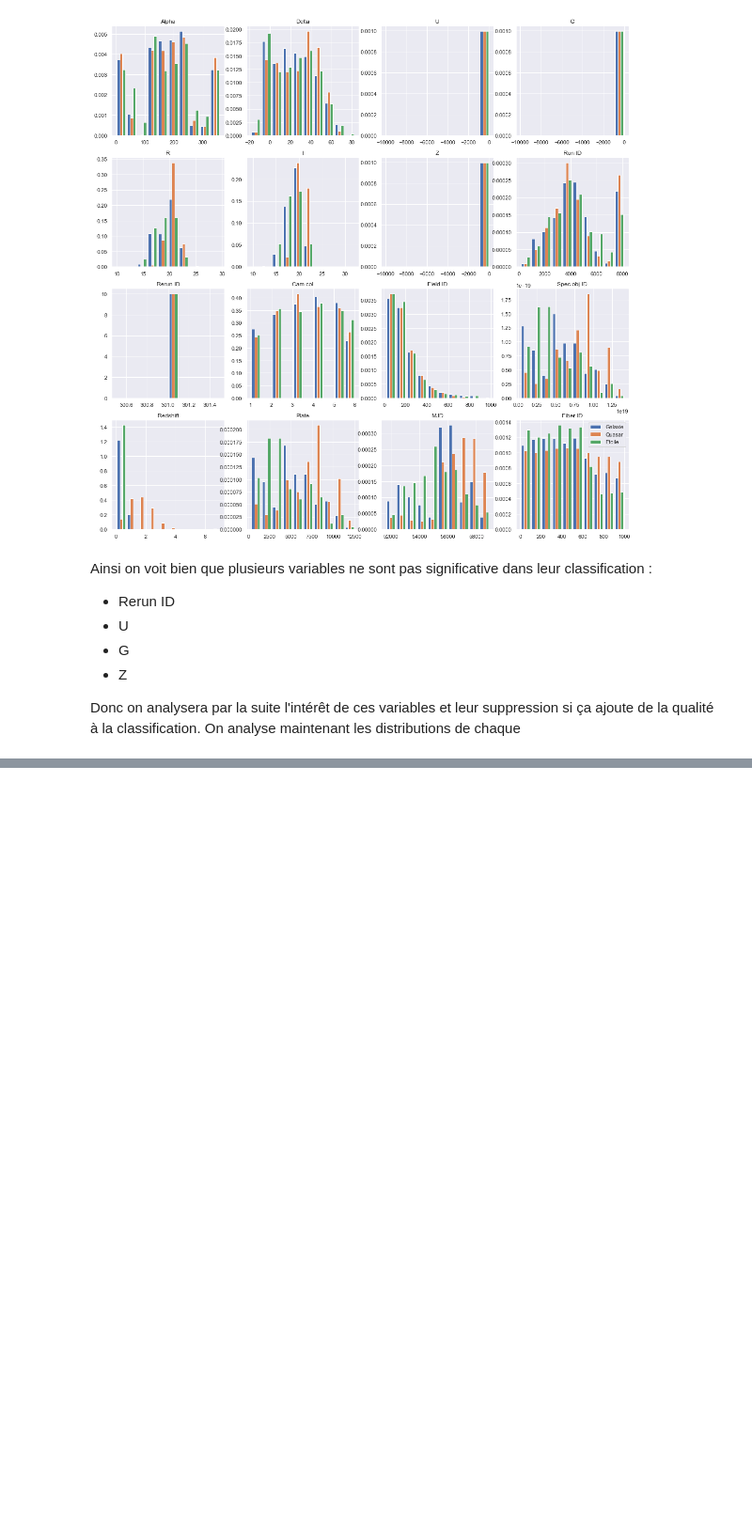
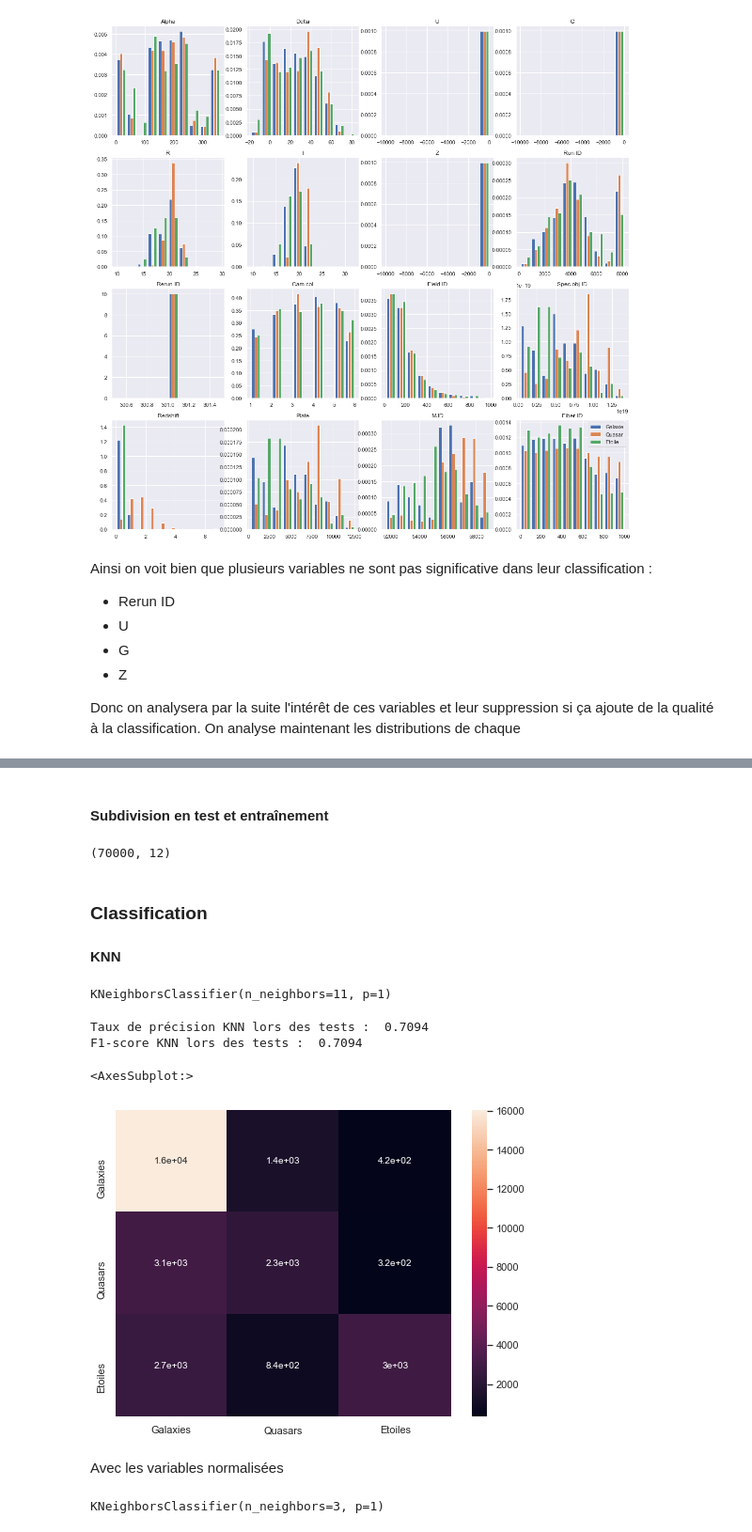
Before and after one commit to MohamedNennouche/stellar-classification, a Jupyter notebook: notebook-stellar.ipynb, the cells around one changed output, grey strips where cells are left out. Shown at 94% size. Cells and saved outputs as stored; diff of their text form; code cells hidden in the pictures; blank space fills up the shorter version.

```diff
--- a/notebook-stellar.ipynb
+++ b/notebook-stellar.ipynb
@@ -277,0 +351,5 @@ Donc on analysera par la suite l'intérêt de ces variables et leur suppression
+# %%
+features_stellar = data_stellar.copy()
+etiq = features_stellar['class']
+features_stellar.drop(['class'], inplace=True, axis = 1)
+features_stellar.head()
@@ -277,0 +372,4 @@ Donc on analysera par la suite l'intérêt de ces variables et leur suppression
+# %%
+features_stellar_scaled = StandardScaler().fit_transform(features_stellar)
+features_stellar_scaled = pd.DataFrame(features_stellar_scaled)
+features_stellar_scaled.head()
@@ -277,0 +383,44 @@ Donc on analysera par la suite l'intérêt de ces variables et leur suppression
+# %% [markdown]
+#### Subdivision en test et entraînement
+# %%
+fv_train, fv_test, etiq_train, etiq_test = train_test_split(features_stellar, etiq, test_size=0.3,random_state=23)
+fv_train_scaled, fv_test_scaled, etiq_train, etiq_test = train_test_split(features_stellar_scaled, etiq, test_size=0.3,random_state=23)
+# %%
+fv_train.shape
+# %% [output]
+(70000, 12)
+# %% [markdown]
+### Classification
+#### KNN
+# %%
+parameters = {'n_neighbors':np.arange(1,20,1), 'p' : np.arange(1,3,1)}
+knn=KNeighborsClassifier()
+clf = GridSearchCV(knn, parameters)
+clf.fit(fv_train,etiq_train)
+knn=KNeighborsClassifier(**clf.best_params_)
+knn.fit(fv_train,etiq_train)
+# %% [output]
+KNeighborsClassifier(n_neighbors=11, p=1)
+# %%
+yknn=knn.predict(fv_test)
+print("Taux de précision KNN lors des tests : ",metrics.accuracy_score(etiq_test, yknn))
+print("F1-score KNN lors des tests : ",metrics.f1_score(etiq_test, yknn, average='weighted'))
+
+plt.figure(figsize=(8,6))
+sns.heatmap(metrics.confusion_matrix(etiq_test, yknn), annot=True, annot_kws={"size": 10}, yticklabels=["Galaxies", "Quasars", "Etoiles"], xticklabels=["Galaxies", "Quasars", "Etoiles"])
+# %% [output]
+Taux de précision KNN lors des tests :  0.7094
+F1-score KNN lors des tests :  0.7094
+<AxesSubplot:>
+[figure, added]
+# %% [markdown]
+Avec les variables normalisées
+# %%
+parameters = {'n_neighbors':np.arange(1,20,1), 'p' : np.arange(1,3,1)}
+knn_scaled=KNeighborsClassifier()
+clf = GridSearchCV(knn_scaled, parameters)
+clf.fit(fv_train_scaled,etiq_train)
+knn_scaled=KNeighborsClassifier(**clf.best_params_)
+knn_scaled.fit(fv_train_scaled,etiq_train)
+# %% [output]
+KNeighborsClassifier(n_neighbors=3, p=1)
```
Also changed, not shown: parts of 16 cells of this notebook, 1 other file.
